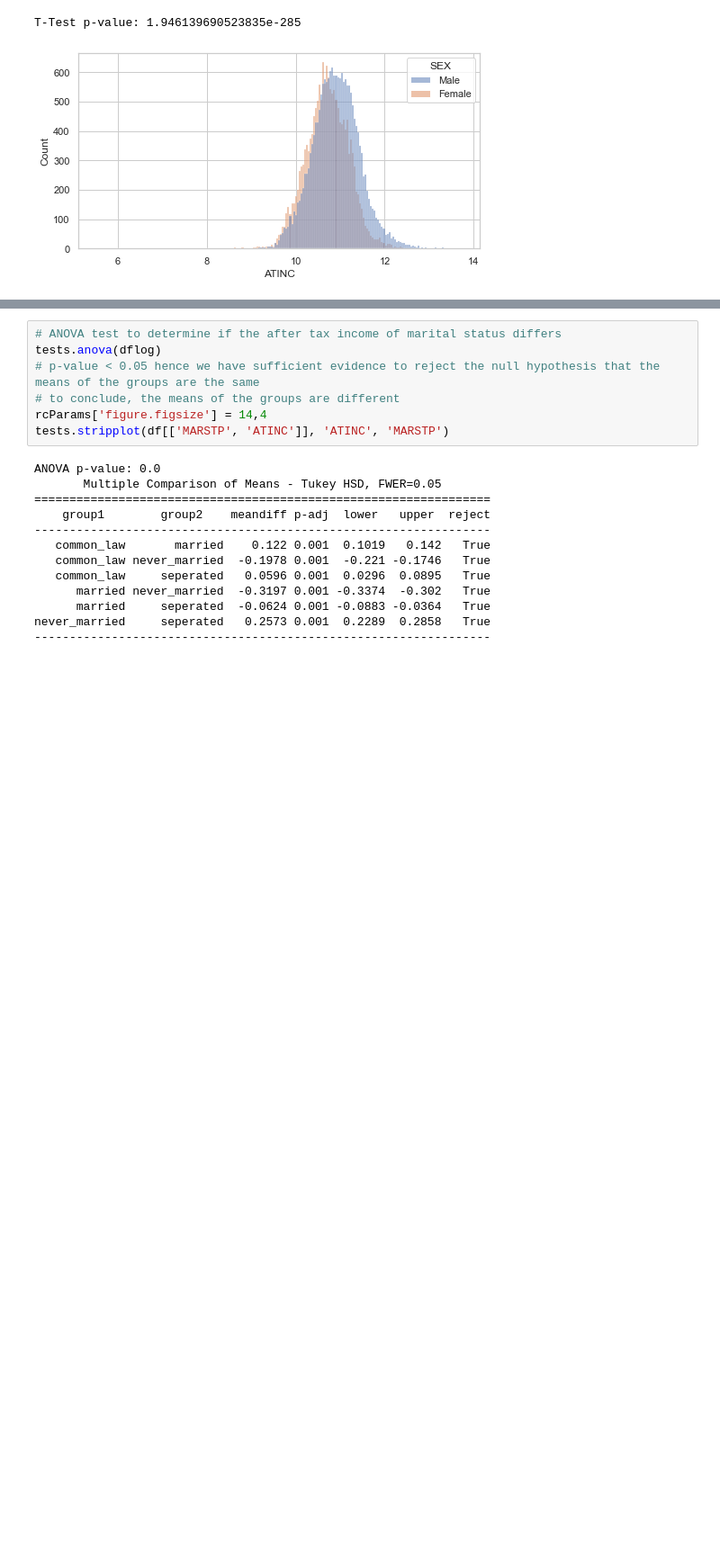
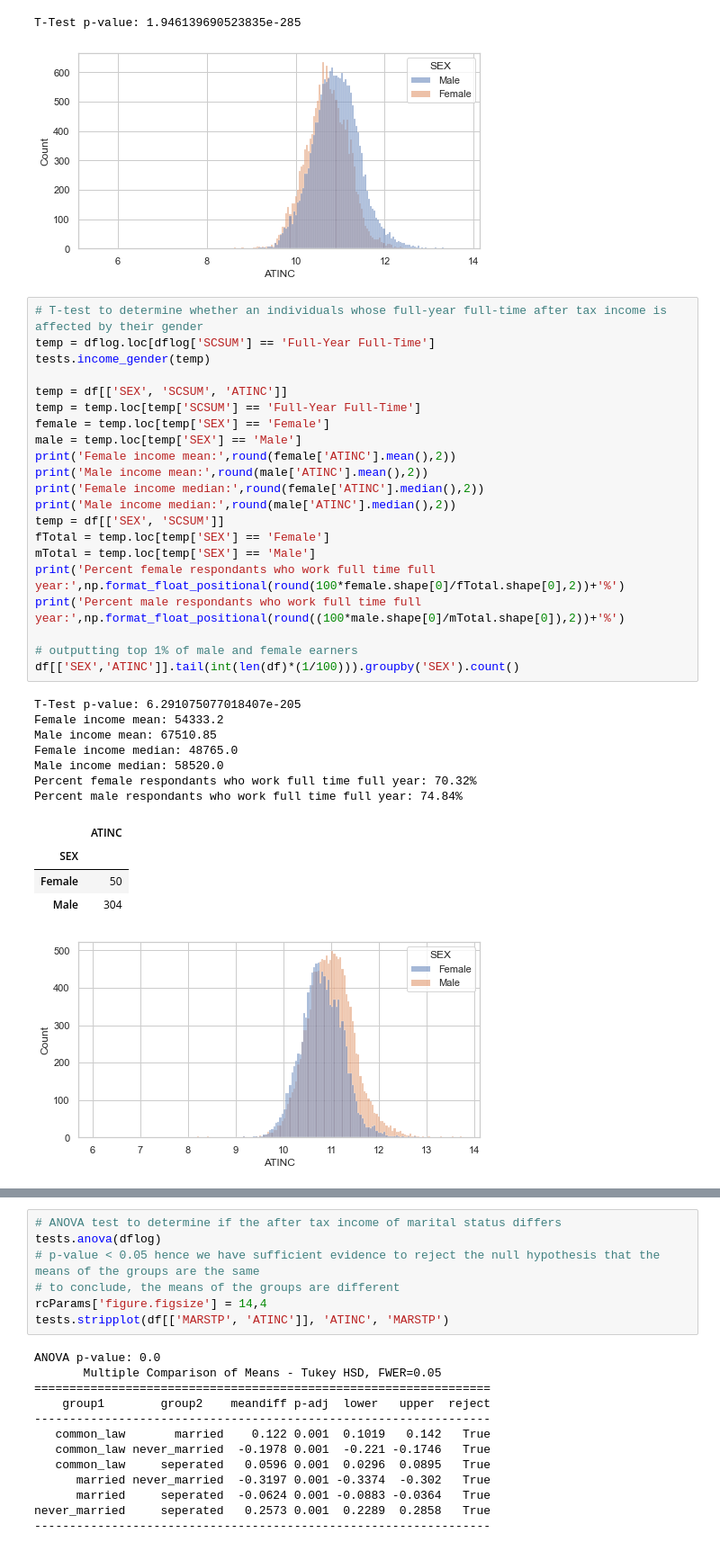
Before and after one commit to Hooplie/CMPT353-Final-Project, a Jupyter notebook: projectnotebook.ipynb, the cells around one changed output, grey strips where cells are left out. Shown at 90% size. Cells and saved outputs as stored; diff of their text form; blank space fills up the shorter version.

```diff
--- a/projectnotebook.ipynb
+++ b/projectnotebook.ipynb
@@ -147,3 +212,37 @@ tests.income_gender(dflog)
 # %% [output]
 T-Test p-value: 1.946139690523835e-285
 [figure]
+# %%
+# T-test to determine whether an individuals whose full-year full-time after tax income is affected by their gender
+temp = dflog.loc[dflog['SCSUM'] == 'Full-Year Full-Time']
+tests.income_gender(temp)
+
+temp = df[['SEX', 'SCSUM', 'ATINC']]
+temp = temp.loc[temp['SCSUM'] == 'Full-Year Full-Time']
+female = temp.loc[temp['SEX'] == 'Female']
+male = temp.loc[temp['SEX'] == 'Male']
+print('Female income mean:',round(female['ATINC'].mean(),2))
+print('Male income mean:',round(male['ATINC'].mean(),2))
+print('Female income median:',round(female['ATINC'].median(),2))
+print('Male income median:',round(male['ATINC'].median(),2))
+temp = df[['SEX', 'SCSUM']]
+fTotal = temp.loc[temp['SEX'] == 'Female']
+mTotal = temp.loc[temp['SEX'] == 'Male']
+print('Percent female respondants who work full time full year:',np.format_float_positional(round(100*female.shape[0]/fTotal.shape[0],2))+'%')
+print('Percent male respondants who work full time full year:',np.format_float_positional(round((100*male.shape[0]/mTotal.shape[0]),2))+'%')
+
+# outputting top 1% of male and female earners
+df[['SEX','ATINC']].tail(int(len(df)*(1/100))).groupby('SEX').count()
+# %% [output]
+T-Test p-value: 6.291075077018407e-205
+Female income mean: 54333.2
+Male income mean: 67510.85
+Female income median: 48765.0
+Male income median: 58520.0
+Percent female respondants who work full time full year: 70.32%
+Percent male respondants who work full time full year: 74.84%
+|  | ATINC |
+| SEX |  |
+| Female | 50 |
+| Male | 304 |
+[figure, added]
```
Also changed, not shown: parts of 30 cells of this notebook, 2 other files.
